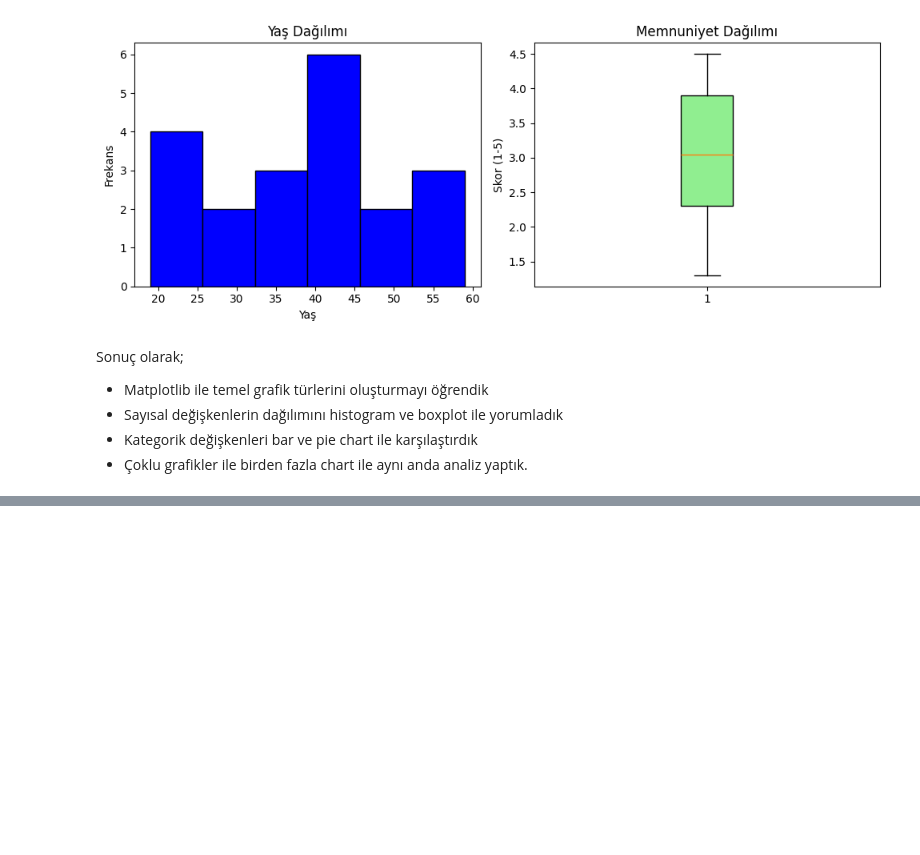
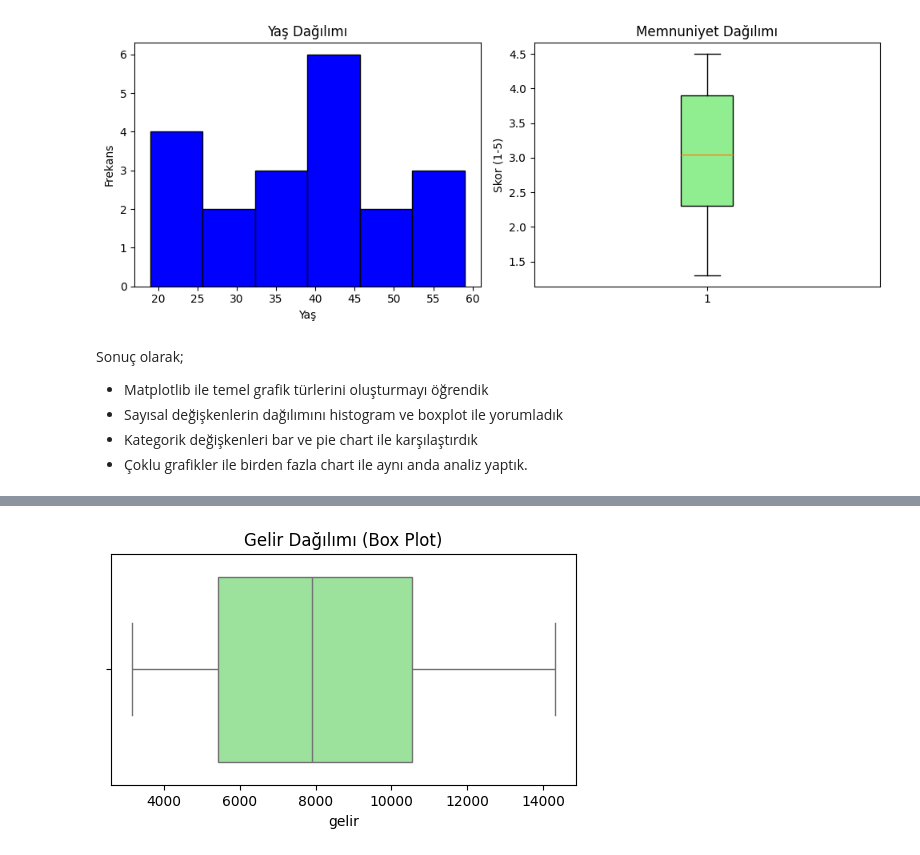
Before and after one commit to ArsenLupen53/GYZU-BTK-codespace, a Jupyter notebook: veri_seti_inceleme/veri_seti_ilk_islemler_gorsellestirme.ipynb, the cells around one changed output, grey strips where cells are left out. Cells and saved outputs as stored; diff of their text form; code cells hidden in the pictures; blank space fills up the shorter version.

```diff
--- a/veri_seti_inceleme/veri_seti_ilk_islemler_gorsellestirme.ipynb
+++ b/veri_seti_inceleme/veri_seti_ilk_islemler_gorsellestirme.ipynb
@@ -437,0 +471,8 @@ Sonuç olarak;
+# %%
+#boxplot
+plt.figure(figsize=(6,3))
+sns.boxplot(data=veri,x="gelir",color="lightgreen")
+plt.title("Gelir Dağılımı (Box Plot)")
+plt.show()
+# %% [output]
+[figure, added]
```
Also changed, not shown: parts of 12 cells of this notebook.
